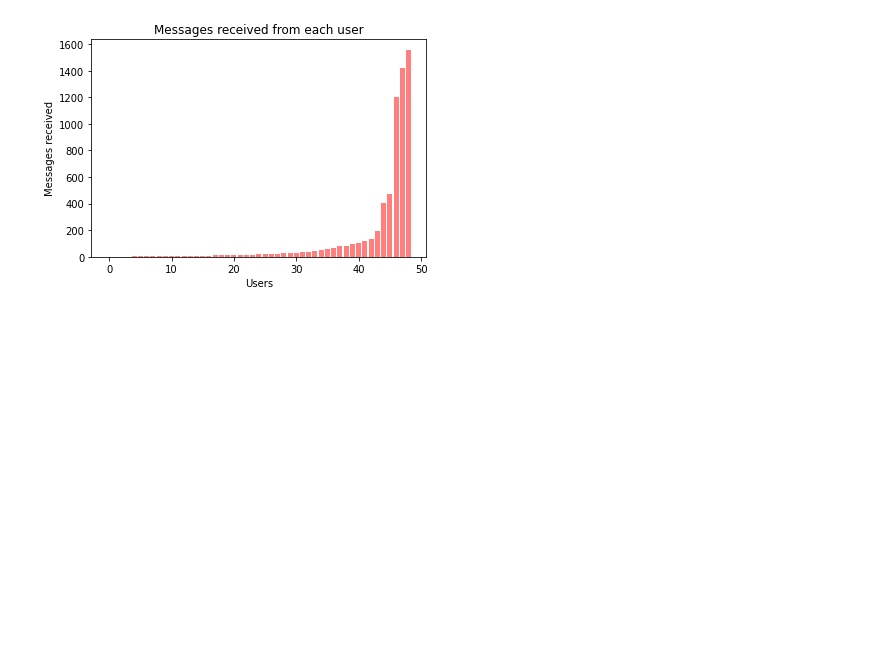
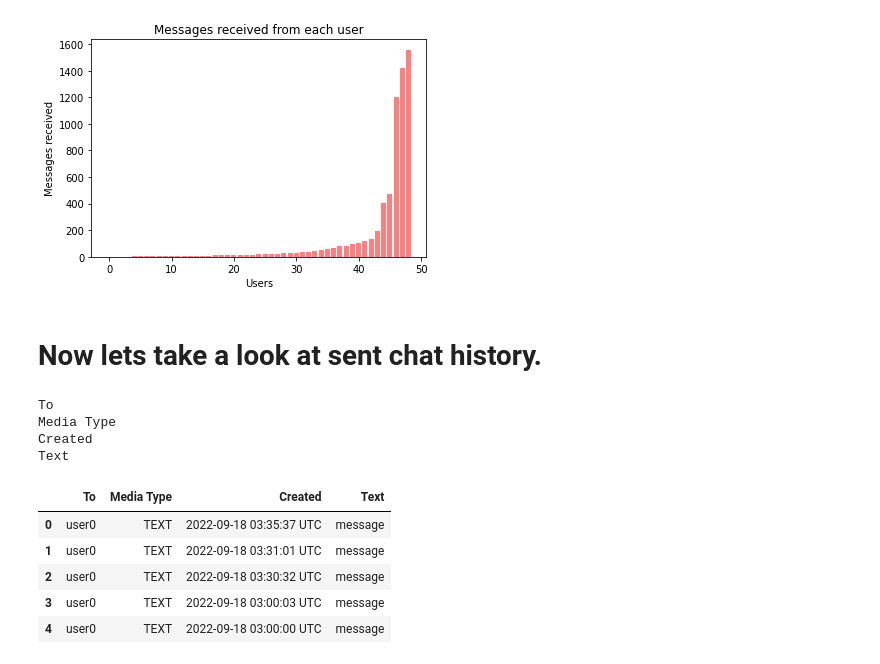
Before and after one commit to Xisurthros/SnapchatDataViz, a Jupyter notebook: Snapchat_Data_Viz.ipynb, the cells around one changed output. Cells and saved outputs as stored; diff of their text form; code cells hidden in the pictures; blank space fills up the shorter version.

```diff
--- a/Snapchat_Data_Viz.ipynb
+++ b/Snapchat_Data_Viz.ipynb
@@ -153,3 +153,5 @@ plt.ylabel('Messages received')
 # %% [output]
 Text(0, 0.5, 'Messages received')
 [figure]
+# %% [markdown]
+# Now lets take a look at sent chat history.
@@ -155,0 +162,8 @@ Text(0, 0.5, 'Messages received')
+# %%
+for col in dfSent.columns:
+    print(col)
+# %% [output]
+To
+Media Type
+Created
+Text
@@ -155,0 +188,9 @@ Text(0, 0.5, 'Messages received')
+# %%
+dfSent.head()
+# %% [output]
+|  | To | Media Type | Created | Text |
+| 0 | user0 | TEXT | 2022-09-18 03:35:37 UTC | message |
+| 1 | user0 | TEXT | 2022-09-18 03:31:01 UTC | message |
+| 2 | user0 | TEXT | 2022-09-18 03:30:32 UTC | message |
+| 3 | user0 | TEXT | 2022-09-18 03:00:03 UTC | message |
+| 4 | user0 | TEXT | 2022-09-18 03:00:00 UTC | message |
```
Also changed, not shown: parts of 13 cells of this notebook.
